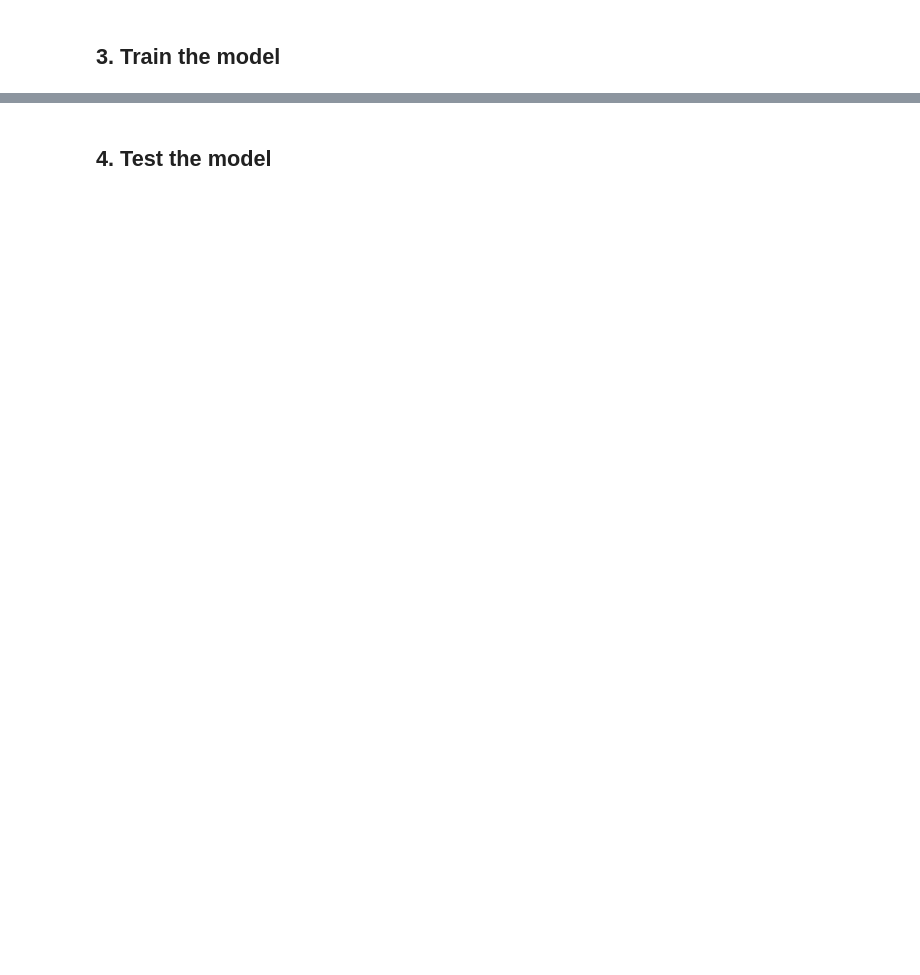
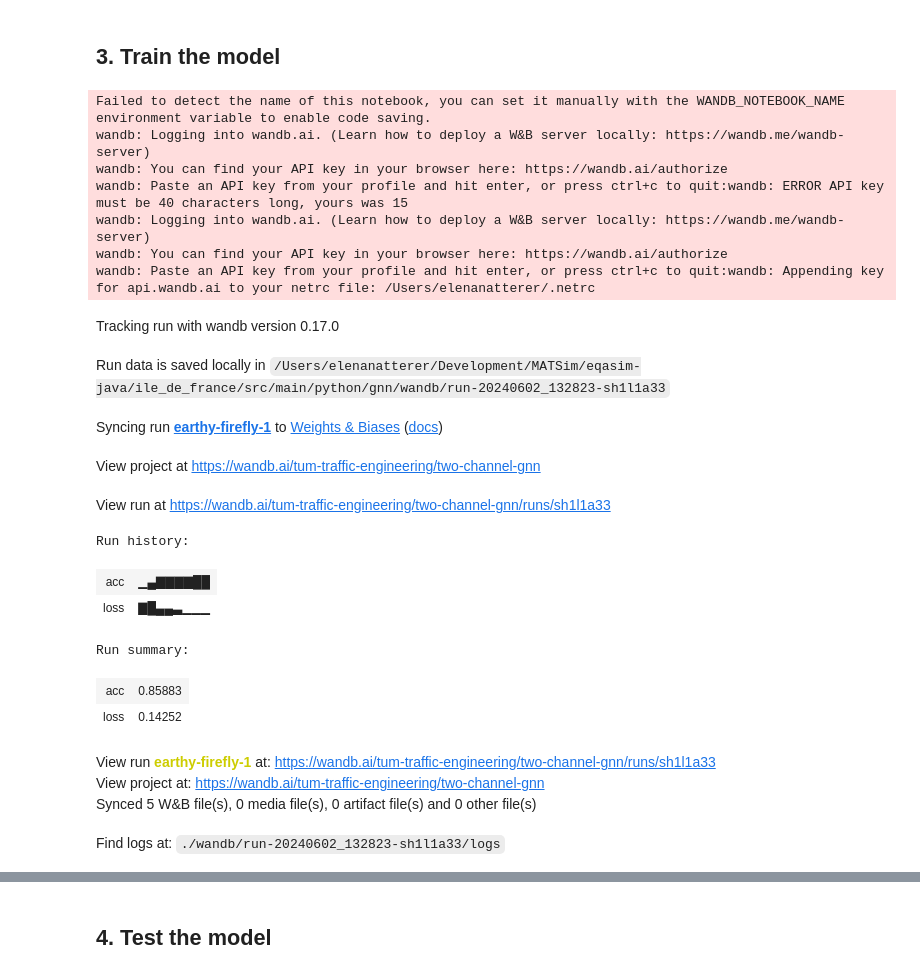
Before and after one commit to enatterer/matsim-ile-de-france, a Jupyter notebook: ile_de_france/src/main/python/gnn/multi_channel_gnn.ipynb, the cells around one changed output, grey strips where cells are left out. Cells and saved outputs as stored; diff of their text form; code cells hidden in the pictures; blank space fills up the shorter version.

Commit message:
added wandb to the gnn architecture

```diff
--- a/ile_de_france/src/main/python/gnn/multi_channel_gnn.ipynb
+++ b/ile_de_france/src/main/python/gnn/multi_channel_gnn.ipynb
@@ -92,23 +202,14 @@ def create_edge_index_and_tensors(gdf):
 # %%
-# Iterate through each element in results_dict
-
 datasets = []
 for key, df in results_dict.items():
-    # Print the key
     print(f"Policy: {key}")
 
-    # Check if the gdf is indeed a GeoDataFrame
     if isinstance(df, pd.DataFrame):
         gdf = gpd.GeoDataFrame(df, geometry='geometry')
         gdf.crs = "EPSG:2154"  # Assuming the original CRS is EPSG:2154
         gdf.to_crs("EPSG:4326", inplace=True)
-
-        edge_index, activity_tensor, policy_tensor, nodes = create_edge_index_and_tensors(gdf)
-        datasets.append((policy_tensor, activity_tensor))
-        # print("Edge Index:\n", edge_index)
-        # print("Activity Tensor:\n", activity_tensor)
-        # print("Nodes:\n", nodes)
-
+        edge_index, car_volume_tensor, policy_tensor, nodes = create_edge_index_and_tensors(gdf)
+        datasets.append((policy_tensor, car_volume_tensor))
     else:
         print(f"The value for key '{key}' is not a GeoDataFrame.")
 # %% [output]
@@ -253,2 +264,55 @@ def visualize_data(policy_features, flow_features, title):
 # %% [markdown]
 ## 3. Train the model
+# %%
+import wandb
+import random
+
+# start a new wandb run to track this script
+wandb.init(
+    # set the wandb project where this run will be logged
+    project="two-channel-gnn",
+
+    # track hyperparameters and run metadata
+    config={
+    "learning_rate": 0.02,
+    "architecture": "CNN",
+    "dataset": datasets,
+    "epochs": 10,
+    }
+)
+
+# simulate training
+epochs = 10
+offset = random.random() / 5
+for epoch in range(2, epochs):
+    acc = 1 - 2 ** -epoch - random.random() / epoch - offset
+    loss = 2 ** -epoch + random.random() / epoch + offset
+
+    # log metrics to wandb
+    wandb.log({"acc": acc, "loss": loss})
+
+# [optional] finish the wandb run, necessary in notebooks
+wandb.finish()
+# %% [output]
+Failed to detect the name of this notebook, you can set it manually with the WANDB_NOTEBOOK_NAME environment variable to enable code saving.
+wandb: Logging into wandb.ai. (Learn how to deploy a W&B server locally: https://wandb.me/wandb-server)
+wandb: You can find your API key in your browser here: https://wandb.ai/authorize
+wandb: Paste an API key from your profile and hit enter, or press ctrl+c to quit:wandb: ERROR API key must be 40 characters long, yours was 15
+wandb: Logging into wandb.ai. (Learn how to deploy a W&B server locally: https://wandb.me/wandb-server)
+wandb: You can find your API key in your browser here: https://wandb.ai/authorize
+wandb: Paste an API key from your profile and hit enter, or press ctrl+c to quit:wandb: Appending key for api.wandb.ai to your netrc file: /Users/elenanatterer/.netrc
+Tracking run with wandb version 0.17.0
+Run data is saved locally in /Users/elenanatterer/Development/MATSim/eqasim-java/ile_de_france/src/main/python/gnn/wandb/run-20240602_132823-sh1l1a33
+Syncing run earthy-firefly-1 to Weights & Biases (docs)
+View project at https://wandb.ai/tum-traffic-engineering/two-channel-gnn
+View run at https://wandb.ai/tum-traffic-engineering/two-channel-gnn/runs/sh1l1a33
+Run history:
+| acc | ▁▄▇▇▇▇██ |
+| loss | ▇█▄▄▃▁▁▁ |
+Run summary:
+| acc | 0.85883 |
+| loss | 0.14252 |
+View run earthy-firefly-1 at: https://wandb.ai/tum-traffic-engineering/two-channel-gnn/runs/sh1l1a33
+View project at: https://wandb.ai/tum-traffic-engineering/two-channel-gnn
+Synced 5 W&B file(s), 0 media file(s), 0 artifact file(s) and 0 other file(s)
+Find logs at: ./wandb/run-20240602_132823-sh1l1a33/logs
```
Also changed, not shown: parts of 18 cells of this notebook, 1 other file.
